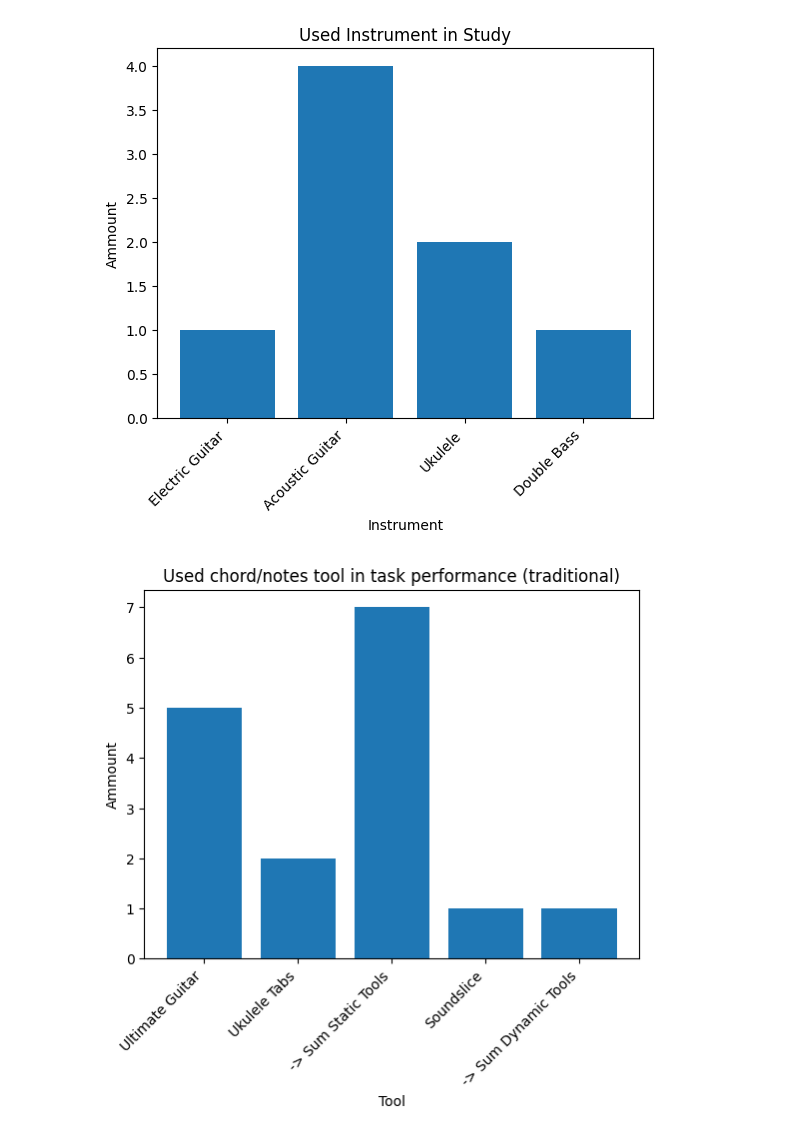
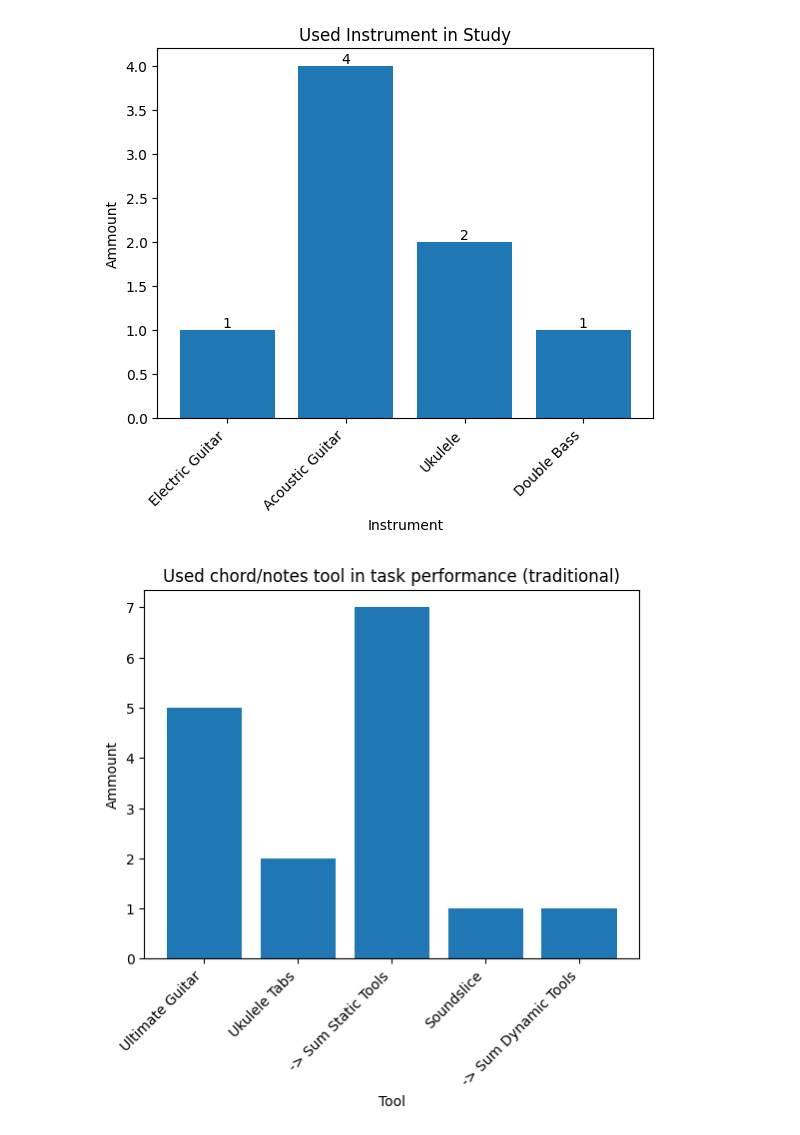
Before and after one commit to simonroedig/ChordSync_Study, a Jupyter notebook: study_analysis_task_performance.ipynb, the cells around one changed output. Cells and saved outputs as stored; diff of their text form; code cells hidden in the pictures.

```diff
--- a/study_analysis.ipynb
+++ b/study_analysis_task_performance.ipynb
@@ -121,8 +31,7 @@ plot_bar_graph(which_chord_and_lyrics_display_type, which_chord_and_lyrics_displ
 # %%
-### Via 5
 used_instrument_in_study = ["Electric Guitar", "Acoustic Guitar", "Ukulele", "Double Bass"]
 used_instrument_in_study_ammount = [1, 4, 2, 1]
-plot_bar_graph(used_instrument_in_study, used_instrument_in_study_ammount, "Instrument", "Ammount", "Used Instrument in Study")
+plot_bar_graph_2(used_instrument_in_study, used_instrument_in_study_ammount, "Instrument", "Ammount", "Used Instrument in Study")
 # %% [output]
-[figure, old version]
+[figure, new version]
 # %%
```
Also changed, not shown: parts of 15 cells of this notebook, 6 other files.
